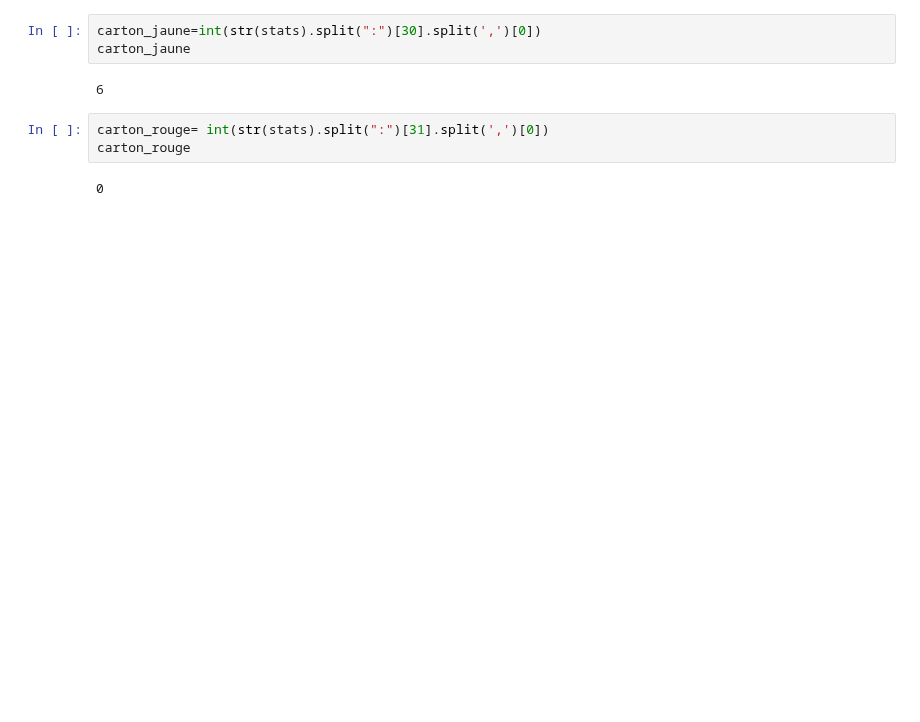
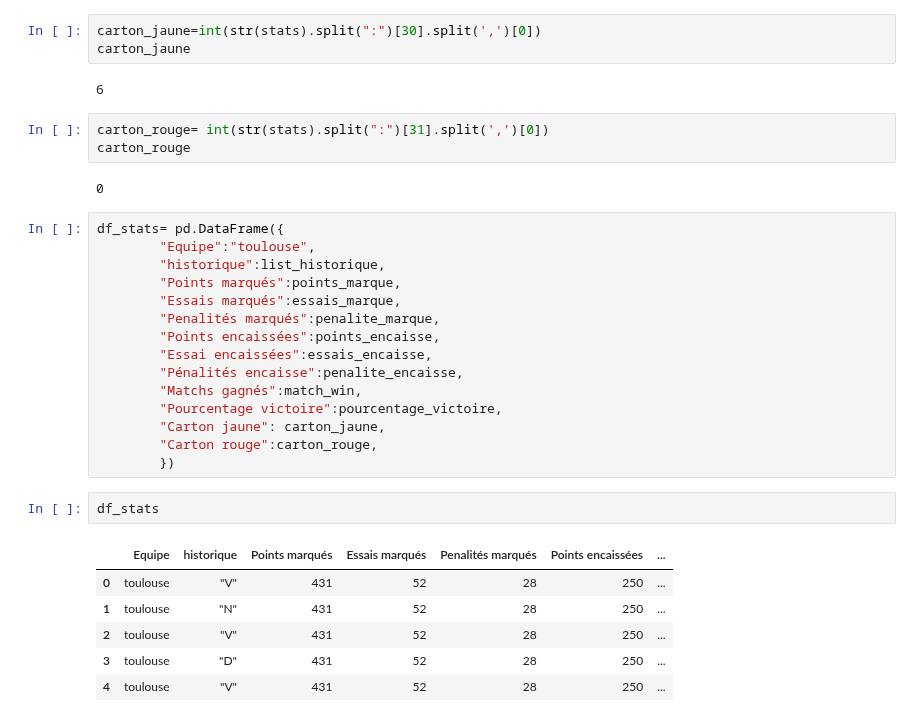
Before and after one commit to gentalex/rugby3, a Jupyter notebook: Stats_equipes_Alex.ipynb, the cells around one changed output. Saved outputs shown, nothing was run; the diff lists cells and outputs as text; blank space fills up the shorter version.

Commit message:
maj alex df pour stats équipes

```diff
--- a/Stats_equipes_Alex.ipynb
+++ b/Stats_equipes_Alex.ipynb
@@ -148,3 +148,27 @@ carton_rouge= int(str(stats).split(":")[31].split(',')[0])
 carton_rouge
 # %% [output]
 0
+# %%
+df_stats= pd.DataFrame({
+        "Equipe":"toulouse",
+        "historique":list_historique,
+        "Points marqués":points_marque,
+        "Essais marqués":essais_marque,
+        "Penalités marqués":penalite_marque,
+        "Points encaissées":points_encaisse,
+        "Essai encaissées":essais_encaisse,
+        "Pénalités encaisse":penalite_encaisse,
+        "Matchs gagnés":match_win,
+        "Pourcentage victoire":pourcentage_victoire,
+        "Carton jaune": carton_jaune,
+        "Carton rouge":carton_rouge,
+        })
+# %%
+df_stats
+# %% [output]
+|  | Equipe | historique | Points marqués | Essais marqués | Penalités marqués | Points encaissées | ... |
+| 0 | toulouse | "V" | 431 | 52 | 28 | 250 | ... |
+| 1 | toulouse | "N" | 431 | 52 | 28 | 250 | ... |
+| 2 | toulouse | "V" | 431 | 52 | 28 | 250 | ... |
+| 3 | toulouse | "D" | 431 | 52 | 28 | 250 | ... |
+| 4 | toulouse | "V" | 431 | 52 | 28 | 250 | ... |
```
Also changed, not shown: parts of 13 cells of this notebook.
